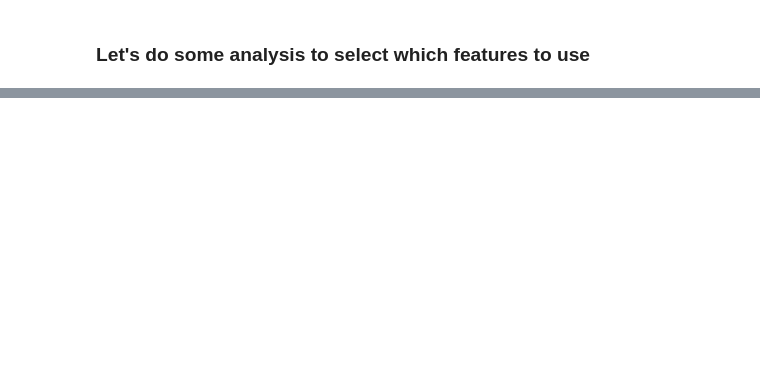
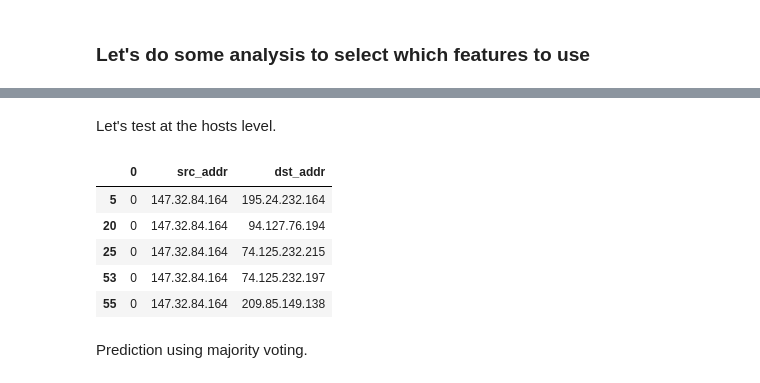
Before and after one commit to benhe119/Cyber-data-analytics_TUDelft, a Jupyter notebook: lab3/notebooks/Flow_classification_task.ipynb, the cells around one changed output, grey strips where cells are left out. Saved outputs shown, nothing was run; the diff lists cells and outputs as text; code cells hidden in the pictures; blank space fills up the shorter version.

```diff
--- a/lab3/notebooks/Flow_classification_task.ipynb
+++ b/lab3/notebooks/Flow_classification_task.ipynb
@@ -113,0 +191,4 @@ first of all, let's one-hot encode the categorical features
+# %%
+rus = RandomUnderSampler(random_state=0)
+rus.fit(X, y)
+X_resampled, y_resampled = rus.fit_resample(X, y)
@@ -113,0 +201,10 @@ first of all, let's one-hot encode the categorical features
+# %%
+y_resampled = pd.Series(y_resampled).map({
+    'LEGITIMATE': 0,
+    'Botnet': 1
+})
+
+y_test = pd.Series(y_test).map({
+    'LEGITIMATE': 0,
+    'Botnet': 1
+})
@@ -113,0 +213,6 @@ first of all, let's one-hot encode the categorical features
+# %%
+X_resampled = pd.DataFrame(X_resampled, columns=X.columns)
+# %%
+rf = RandomForestClassifier(n_estimators = 50, random_state = 42)
+rf.fit(X_resampled, y_resampled)
+predictions = pd.Series(rf.predict(X_test), index = y_test.index)
@@ -113,0 +254,15 @@ first of all, let's one-hot encode the categorical features
+# %% [markdown]
+Let's test at the hosts level.
+# %%
+prediction_ips = dummy_df.loc[predictions.index][['src_addr', 'dst_addr']]
+prediciton_df = pd.concat([predictions, prediction_ips], axis = 1)
+prediciton_df.head()
+# %% [output]
+|  | 0 | src_addr | dst_addr |
+| 5 | 0 | 147.32.84.164 | 195.24.232.164 |
+| 20 | 0 | 147.32.84.164 | 94.127.76.194 |
+| 25 | 0 | 147.32.84.164 | 74.125.232.215 |
+| 53 | 0 | 147.32.84.164 | 74.125.232.197 |
+| 55 | 0 | 147.32.84.164 | 209.85.149.138 |
+# %% [markdown]
+Prediction using majority voting.
```
Also changed, not shown: parts of 27 cells of this notebook, 2 other files.
